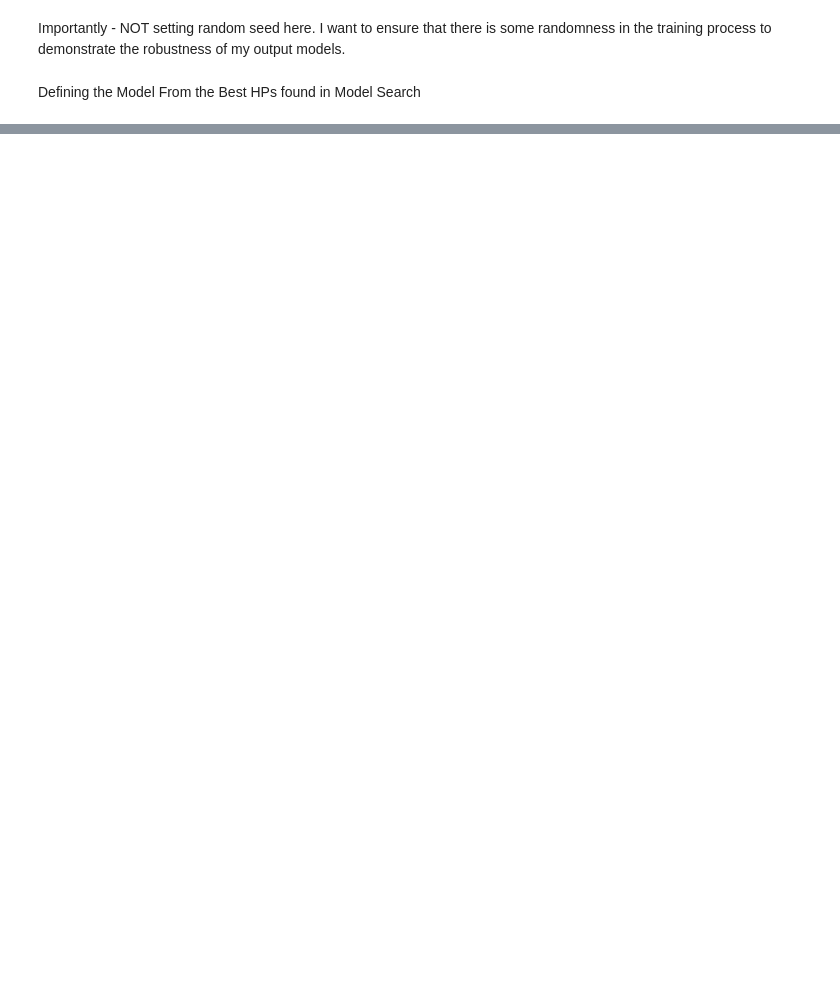
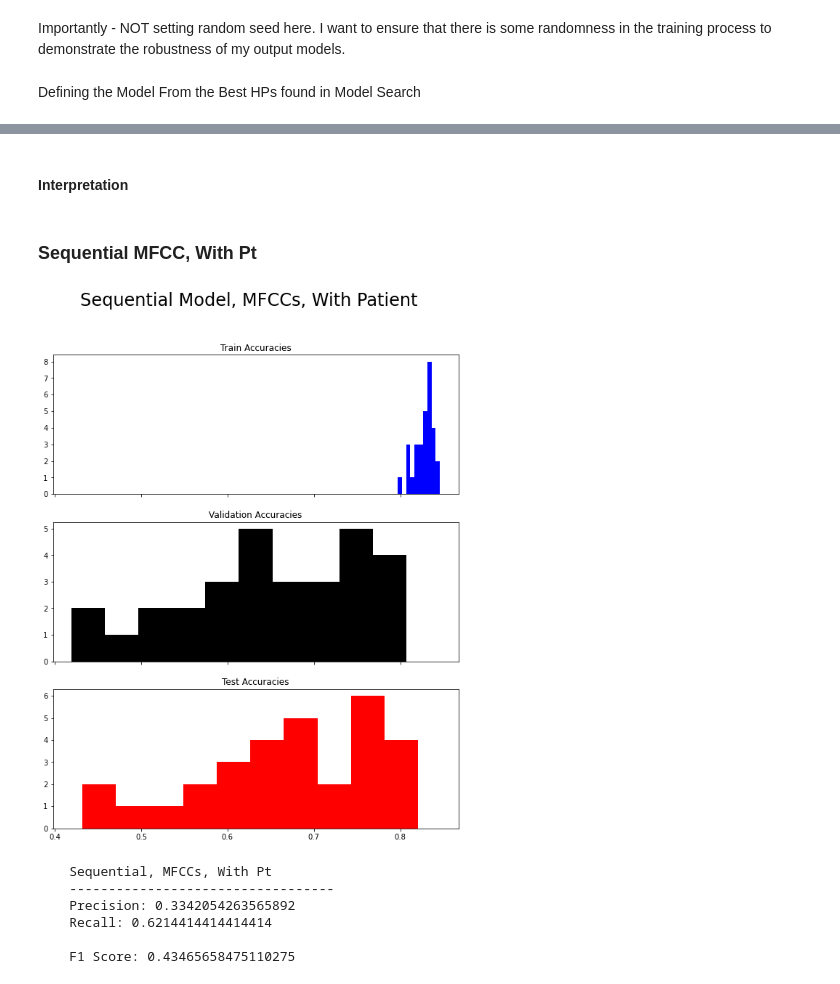
Before and after one commit to jakedumbauld/phonocardiogram-classification, a Jupyter notebook: Notebooks/7 - Comparing and Evaluating Networks.ipynb, the cells around one changed output, grey strips where cells are left out. Drawn from its saved outputs; the diff is of its cells as text; code cells hidden in the pictures; blank space fills up the shorter version.

```diff
--- a/Notebooks/7 - Comparing and Evaluating Networks.ipynb
+++ b/Notebooks/7 - Comparing and Evaluating Networks.ipynb
@@ -154,0 +525,18 @@ plot_CF(CNN_MFCC_final_cf/30)
+# %% [markdown]
+#### Interpretation
+# %% [markdown]
+### Sequential MFCC, With Pt
+# %%
+seq_MFCC_w_df = plot_accs_give_df('/model_eval_csv/Sequential Model, MFCCs, With Patient.csv',
+                                   'Sequential Model, MFCCs, With Patient')
+# %% [output]
+[figure, added]
+# %%
+p_r_f1('Sequential, MFCCs, With Pt', 14669, 6871, 2101, 3449)
+# %% [output]
+    Sequential, MFCCs, With Pt
+    ----------------------------------
+    Precision: 0.3342054263565892
+    Recall: 0.6214414414414414
+
+    F1 Score: 0.43465658475110275
```
Also changed, not shown: parts of 66 cells of this notebook.
